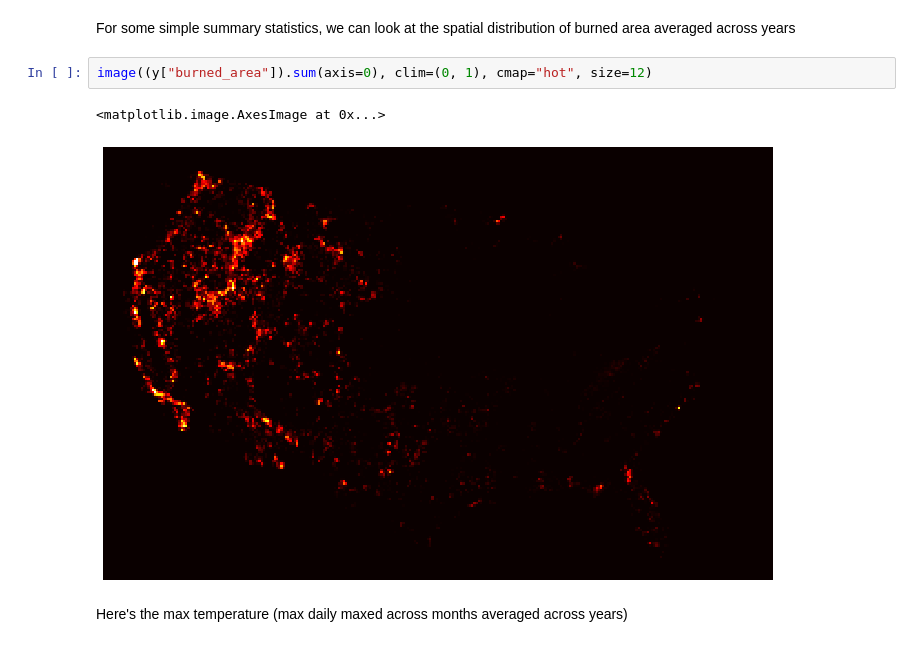
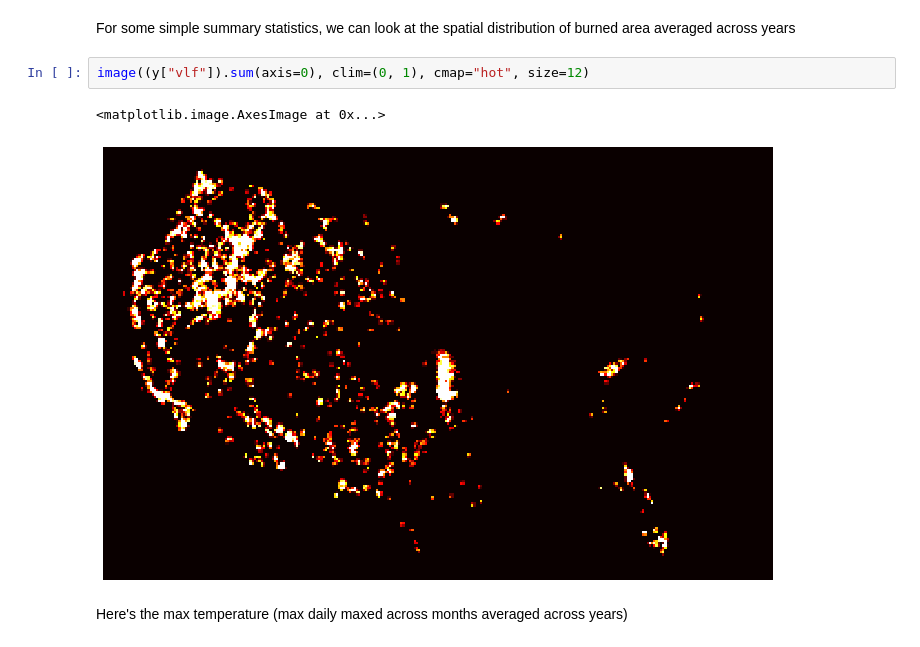
Before and after one commit to carbonplan/forest-risks, a Jupyter notebook: notebooks/fire/fire_model.ipynb, the cells around one changed output. Drawn from its saved outputs; the diff is of its cells as text.

```diff
--- a/notebooks/fire/fire_model.ipynb
+++ b/notebooks/fire/fire_model.ipynb
@@ -73,10 +68,10 @@ dict_keys(['ppt_sum', 'ppt_min', 'ppt_max', 'tmax_mean', 'tmax_min', 'tmax_max',
 For some simple summary statistics, we can look at the spatial distribution of
 burned area averaged across years
 # %%
-image((y["burned_area"]).sum(axis=0), clim=(0, 1), cmap="hot", size=12)
+image((y["vlf"]).sum(axis=0), clim=(0, 1), cmap="hot", size=12)
 # %% [output]
 <matplotlib.image.AxesImage at 0x...>
-[figure, old version]
+[figure, new version]
 # %% [markdown]
 Here's the max temperature (max daily maxed across months averaged across years)
 # %%
```
Also changed, not shown: parts of 18 cells of this notebook, 4 other files.
